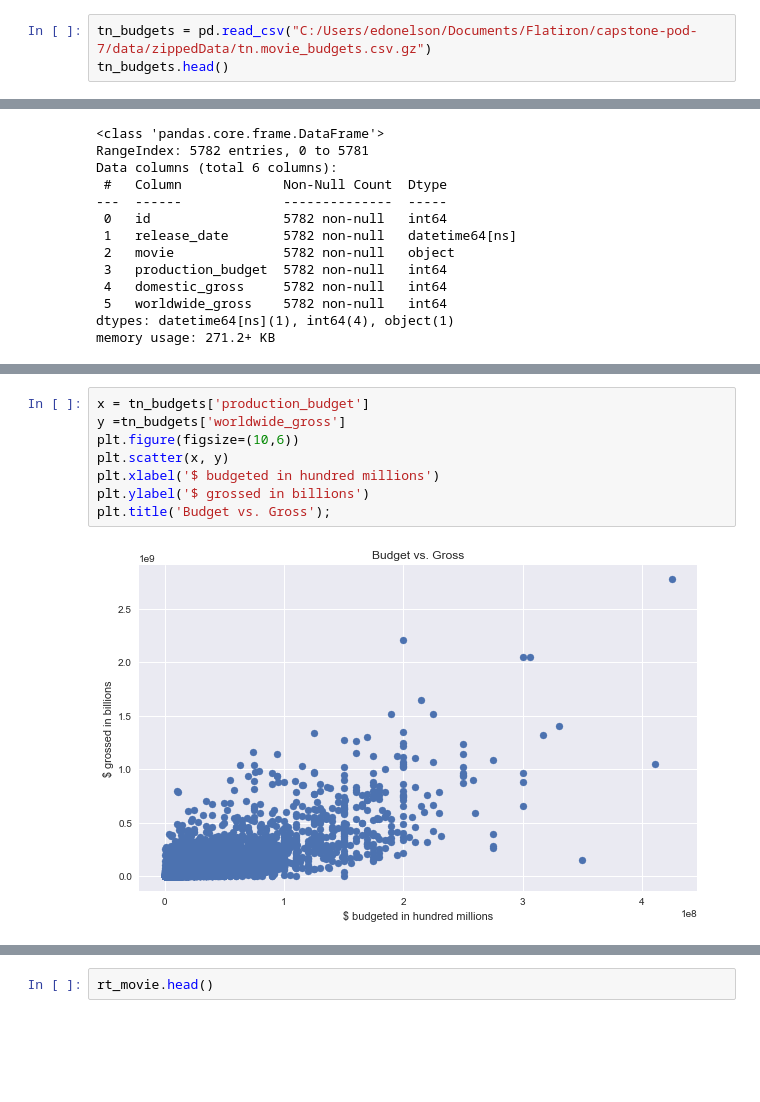
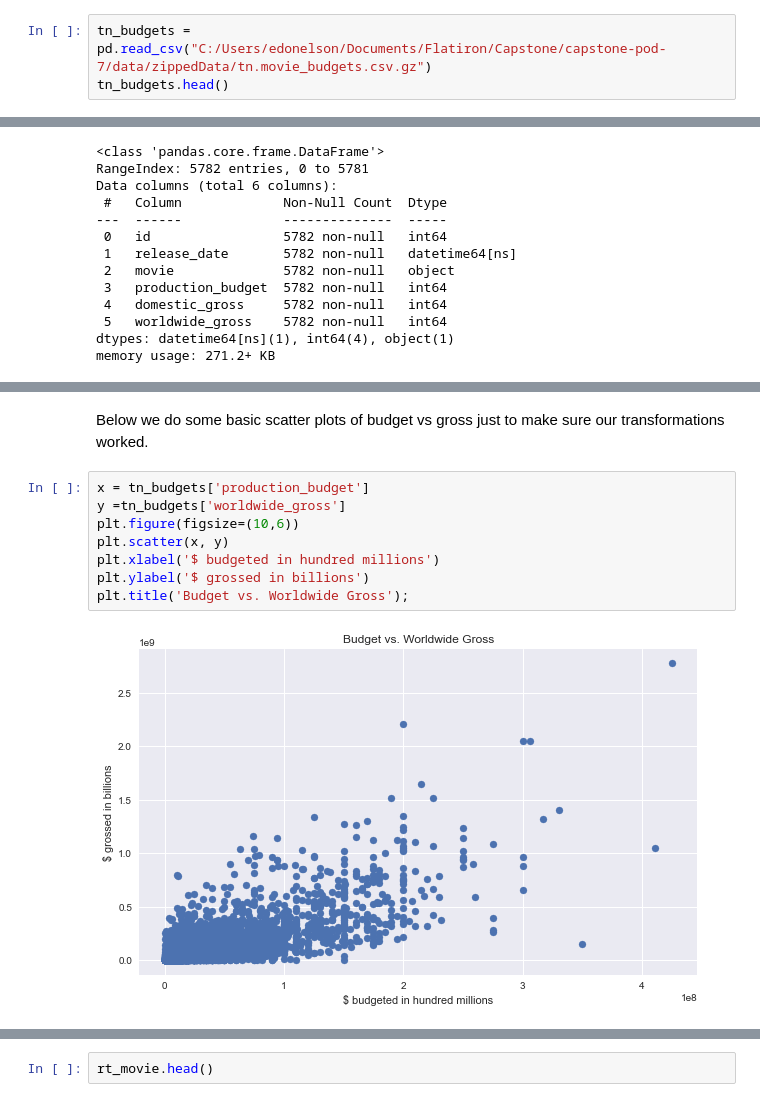
Before and after one commit to ndsecond/capstone-pod-7, a Jupyter notebook: notebooks/ej-dir/ej-ind.ipynb, the cells around one changed output, grey strips where cells are left out. Drawn from its saved outputs; the diff is of its cells as text; blank space fills up the shorter version.

```diff
--- a/notebooks/ej-dir/ej-ind.ipynb
+++ b/notebooks/ej-dir/ej-ind.ipynb
@@ -80,5 +61,5 @@ tmdb['popularity'].max()
 # %%
-tn_budgets = pd.read_csv("C:/Users/edonelson/Documents/Flatiron/capstone-pod-7/data/zippedData/tn.movie_budgets.csv.gz")
+tn_budgets = pd.read_csv("C:/Users/edonelson/Documents/Flatiron/Capstone/capstone-pod-7/data/zippedData/tn.movie_budgets.csv.gz")
 tn_budgets.head()
 # %% [output]
 |  | id | release_date | movie | production_budget | domestic_gross | worldwide_gross |
@@ -608,16 +635,18 @@ tn_budgets.head()
 | 2 | 3 | 2019-06-07 | Dark Phoenix | 350000000 | 42762350 | 149762350 |
 | 3 | 4 | 2015-05-01 | Avengers: Age of Ultron | 330600000 | 459005868 | 1403013963 |
 | 4 | 5 | 2017-12-15 | Star Wars Ep. VIII: The Last Jedi | 317000000 | 620181382 | 1316721747 |
+# %% [markdown]
+Below we do some basic scatter plots of budget vs gross just to make sure our transformations worked.
 # %%
 x = tn_budgets['production_budget']
 y =tn_budgets['worldwide_gross']
 plt.figure(figsize=(10,6))
 plt.scatter(x, y)
 plt.xlabel('$ budgeted in hundred millions')
 plt.ylabel('$ grossed in billions')
-plt.title('Budget vs. Gross');
+plt.title('Budget vs. Worldwide Gross');
 # %% [output]
-[figure, old version]
+[figure, new version]
 # %%
 x = tn_budgets['production_budget']
 y =tn_budgets['domestic_gross']
```
Also changed, not shown: parts of 102 cells of this notebook, 1 other file.
